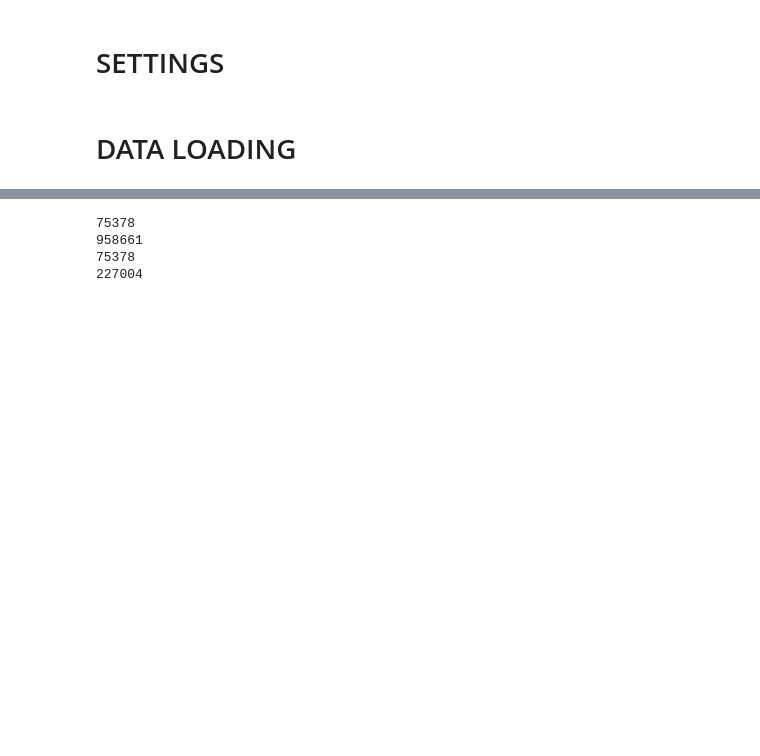
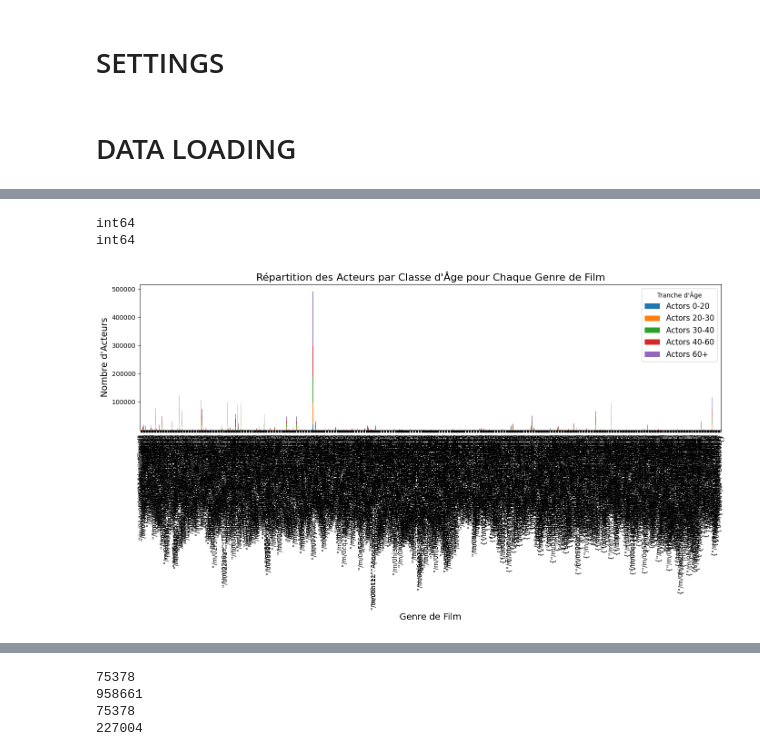
Before and after one commit to epfl-ada/ada-2024-project-alpacadreamagency, a Jupyter notebook: results.ipynb, the cells around one changed output, grey strips where cells are left out. Drawn from its saved outputs; the diff is of its cells as text; code cells hidden in the pictures; blank space fills up the shorter version.

```diff
--- a/results.ipynb
+++ b/results.ipynb
@@ -150,0 +273,62 @@ CHARACTER.head()
+# %%
+print(MOVIES['wikipedia_movie_ID'].dtype)
+print(CHARACTER['Wikipedia movie ID'].dtype)
+# %% [output]
+int64
+int64
+# %%
+import pandas as pd
+import matplotlib.pyplot as plt
+
+# Étape 1 : Créer une nouvelle colonne 'age_range' dans CHARACTER pour catégoriser les âges
+def categorize_age(age):
+    if age < 20:
+        return '0-20'
+    elif 20 <= age < 30:
+        return '20-30'
+    elif 30 <= age < 40:
+        return '30-40'
+    elif 40 <= age < 60:
+        return '40-60'
+    else:
+        return '60+'
+
+# Appliquer la fonction de catégorisation d'âge
+CHARACTER['age_range'] = CHARACTER['Actor age at movie release'].apply(categorize_age)
+
+# Étape 2 : Compter le nombre d'acteurs par tranche d'âge pour chaque film
+age_counts = CHARACTER.groupby(['Wikipedia movie ID', 'age_range']).size().unstack(fill_value=0)
+
+# Renommer les colonnes pour correspondre aux tranches d'âge
+age_counts.columns = ['Actors 0-20', 'Actors 20-30', 'Actors 30-40', 'Actors 40-60', 'Actors 60+']
+
+# Étape 3 : Fusionner les données de comptage d'âge avec le DataFrame MOVIES
+MOVIES = MOVIES.merge(age_counts, left_on='wikipedia_movie_ID', right_index=True, how='left')
+
+# Remplir les valeurs NaN avec 0 pour les films qui n'ont pas d'acteurs dans certaines tranches d'âge
+MOVIES[['Actors 0-20', 'Actors 20-30', 'Actors 30-40', 'Actors 40-60', 'Actors 60+']] = MOVIES[['Actors 0-20', 'Actors 20-30', 'Actors 30-40', 'Actors 40-60', 'Actors 60+']].fillna(0).astype(int)
+
+# Étape 4 : Séparer les genres en lignes distinctes pour chaque genre de film
+MOVIES['genres'] = MOVIES['genres'].fillna('')  # Remplacer les valeurs NaN dans 'genres' par une chaîne vide
+MOVIES_GENRES = MOVIES.assign(genres=MOVIES['genres'].str.split(',')).explode('genres')
+
+# Étape 5 : Supprimer les espaces autour des noms de genres pour éviter des doublons causés par des espaces
+MOVIES_GENRES['genres'] = MOVIES_GENRES['genres'].str.strip()
+
+# Étape 6 : Calculer le total d'acteurs par tranche d'âge et par genre
+age_counts_by_genre = MOVIES_GENRES.groupby('genres')[['Actors 0-20', 'Actors 20-30', 'Actors 30-40', 'Actors 40-60', 'Actors 60+']].sum()
+
+# Étape 7 : Tracer un histogramme empilé pour chaque genre de film
+age_counts_by_genre.plot(kind='bar', stacked=True, figsize=(14, 8))
+
+# Ajouter des titres et labels
+plt.title("Répartition des Acteurs par Classe d'Âge pour Chaque Genre de Film", fontsize=16)
+plt.xlabel("Genre de Film", fontsize=14)
+plt.ylabel("Nombre d'Acteurs", fontsize=14)
+plt.legend(title="Tranche d'Âge", fontsize=12)
+
+# Afficher le graphique
+plt.tight_layout()
+plt.show()
+# %% [output]
+[figure, added]
```
Also changed, not shown: parts of 13 cells of this notebook.
